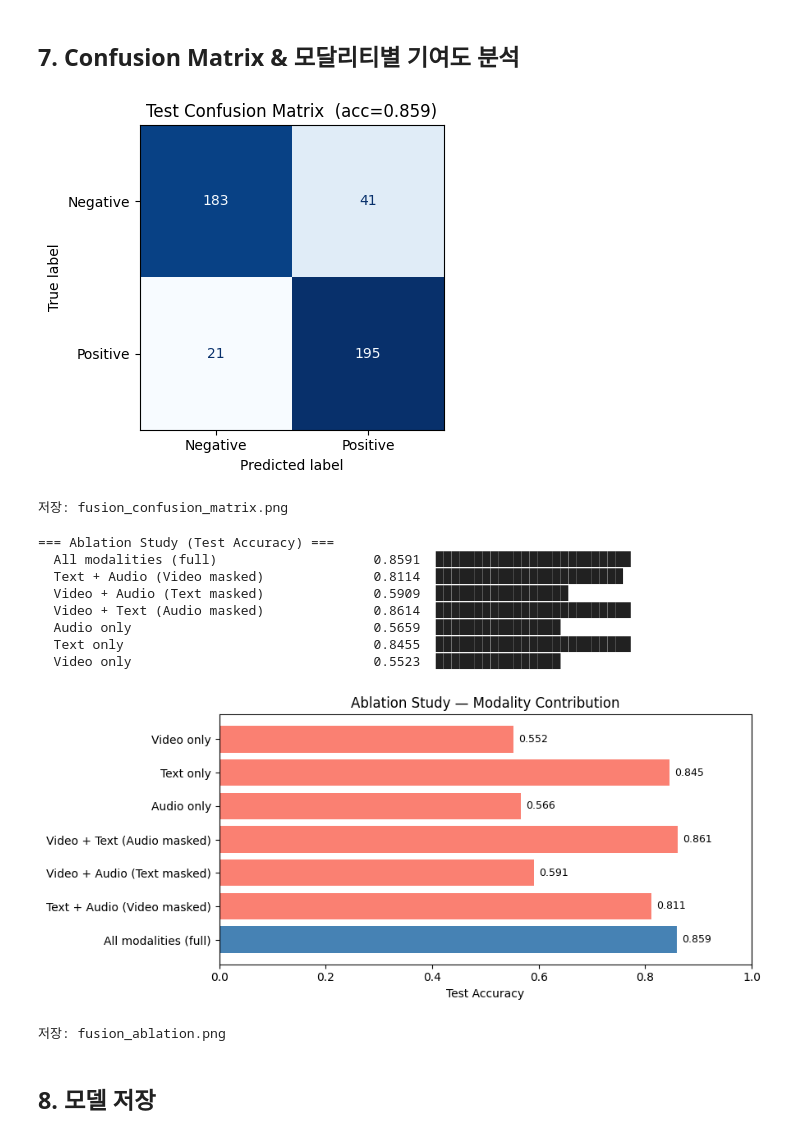
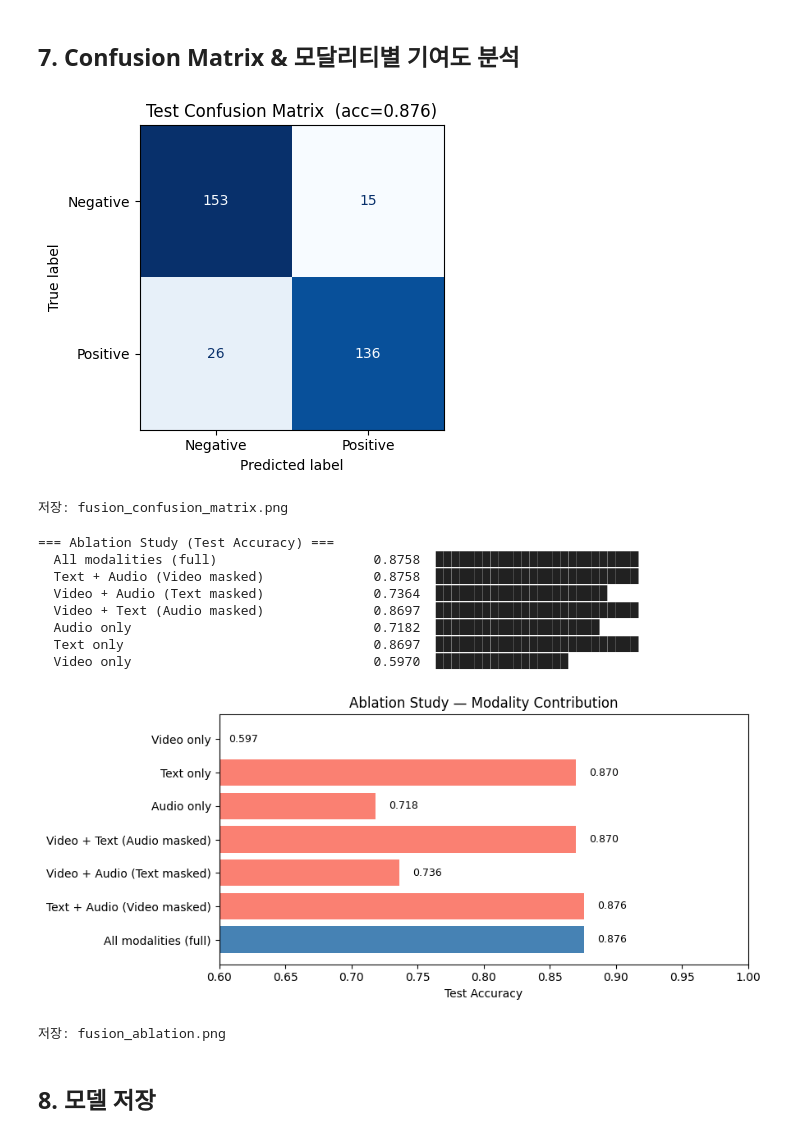
Before and after one commit to JiHyun13/deeplearning_and_lab_team.5, a Jupyter notebook: cross_attention_fusion.ipynb, the cells around one changed output. Drawn from its saved outputs; the diff is of its cells as text; code cells hidden in the pictures.

```diff
--- a/cross_attention_fusion.ipynb
+++ b/cross_attention_fusion.ipynb
@@ -39,18 +39,15 @@ device: cuda
 - **Text / Audio**: 기존 인덱스 포맷 — CSV 저장 순서 그대로 로드
 - 세 모달리티가 동일한 원본 CSV 순서로 저장됐다는 전제 (정렬 후 P/N 분포로 검증)
 # %%
-VIDEO_PKL = 'data/video_features_768.pkl'
-TEXT_PKL  = 'data/text_features.pkl'
-AUDIO_PKL = 'data/audio_features.pkl'
+VIDEO_PKL = 'data/video_features_256.pkl'
+TEXT_PKL  = 'data/text_features_256(basic+earlystop).pkl'
+AUDIO_PKL = 'data/audio_feat_hubert_origin.pkl'
 
 # ── Video: feat_dict 포맷 ─────────────────────────────────────────────────────
 with open(VIDEO_PKL, 'rb') as f:
     video_raw = pickle.load(f)
-feat_dict   = video_raw['feat_dict']
-sorted_keys = sorted(feat_dict.keys())
-
-vid_feats = torch.stack([feat_dict[k]['feature'] for k in sorted_keys]).float()
-vid_lbl   = torch.tensor([feat_dict[k]['label']  for k in sorted_keys], dtype=torch.long)
+vid_feats = video_raw['features']
+vid_lbl   = video_raw['labels']
 
 # ── Text / Audio: 기존 인덱스 포맷 ───────────────────────────────────────────
 def load_index_pkl(path):
@@ -71,6 +68,6 @@ def load_index_pkl(path):
 text_feats,  text_lbl  = load_index_pkl(TEXT_PKL)
 audio_feats, audio_lbl = load_index_pkl(AUDIO_PKL)
 
-print(f'Video  : {vid_feats.shape}  ({len(sorted_keys)}개 key)')
+print(f'Video  : {vid_feats.shape}')
 print(f'Text   : {text_feats.shape}')
 print(f'Audio  : {audio_feats.shape}')
@@ -395,7 +410,7 @@ plt.savefig('fusion_confusion_matrix.png', dpi=150)
 plt.show()
 print('저장: fusion_confusion_matrix.png')
 # %% [output]
-[figure, old version]
+[figure, new version]
 저장: fusion_confusion_matrix.png
 # %%
 # ── 모달리티 ablation (단일 모달리티 제로-마스킹) ───────────────────────────────
@@ -418,42 +433,42 @@ ablation = {
     'Text + Audio (Video masked)': eval_with_mask(test_loader, mask_v=True),
     'Video + Audio (Text masked)': eval_with_mask(test_loader, mask_t=True),
     'Video + Text (Audio masked)': eval_with_mask(test_loader, mask_a=True),
     'Audio only':                  eval_with_mask(test_loader, mask_v=True, mask_t=True),
     'Text only':                   eval_with_mask(test_loader, mask_v=True, mask_a=True),
     'Video only':                  eval_with_mask(test_loader, mask_t=True, mask_a=True),
 }
 
 print('=== Ablation Study (Test Accuracy) ===')
 for name, acc in ablation.items():
     bar = '█' * int(acc * 30)
     print(f'  {name:<40} {acc:.4f}  {bar}')
 
 # 시각화
 fig, ax = plt.subplots(figsize=(9, 4))
 names = list(ablation.keys())
 accs  = list(ablation.values())
 colors = ['steelblue' if i == 0 else 'salmon' for i in range(len(names))]
 bars = ax.barh(names, accs, color=colors)
-ax.set_xlim(0, 1)
+ax.set_xlim(0.6, 1.0)
 ax.set_xlabel('Test Accuracy')
 ax.set_title('Ablation Study — Modality Contribution')
 for bar, acc in zip(bars, accs):
     ax.text(acc + 0.01, bar.get_y() + bar.get_height()/2,
             f'{acc:.3f}', va='center', fontsize=9)
 plt.tight_layout()
 plt.savefig('fusion_ablation.png', dpi=150)
 plt.show()
 print('저장: fusion_ablation.png')
 # %% [output]
 === Ablation Study (Test Accuracy) ===
-  All modalities (full)                    0.8591  █████████████████████████
-  Text + Audio (Video masked)              0.8114  ████████████████████████
-  Video + Audio (Text masked)              0.5909  █████████████████
-  Video + Text (Audio masked)              0.8614  █████████████████████████
-  Audio only                               0.5659  ████████████████
-  Text only                                0.8455  █████████████████████████
-  Video only                               0.5523  ████████████████
+  All modalities (full)                    0.8758  ██████████████████████████
+  Text + Audio (Video masked)              0.8758  ██████████████████████████
+  Video + Audio (Text masked)              0.7364  ██████████████████████
+  Video + Text (Audio masked)              0.8697  ██████████████████████████
+  Audio only                               0.7182  █████████████████████
+  Text only                                0.8697  ██████████████████████████
+  Video only                               0.5970  █████████████████
-[figure, old version]
+[figure, new version]
 저장: fusion_ablation.png
 # %% [markdown]
 ## 8. 모델 저장
```
Also changed, not shown: parts of 11 cells of this notebook.
